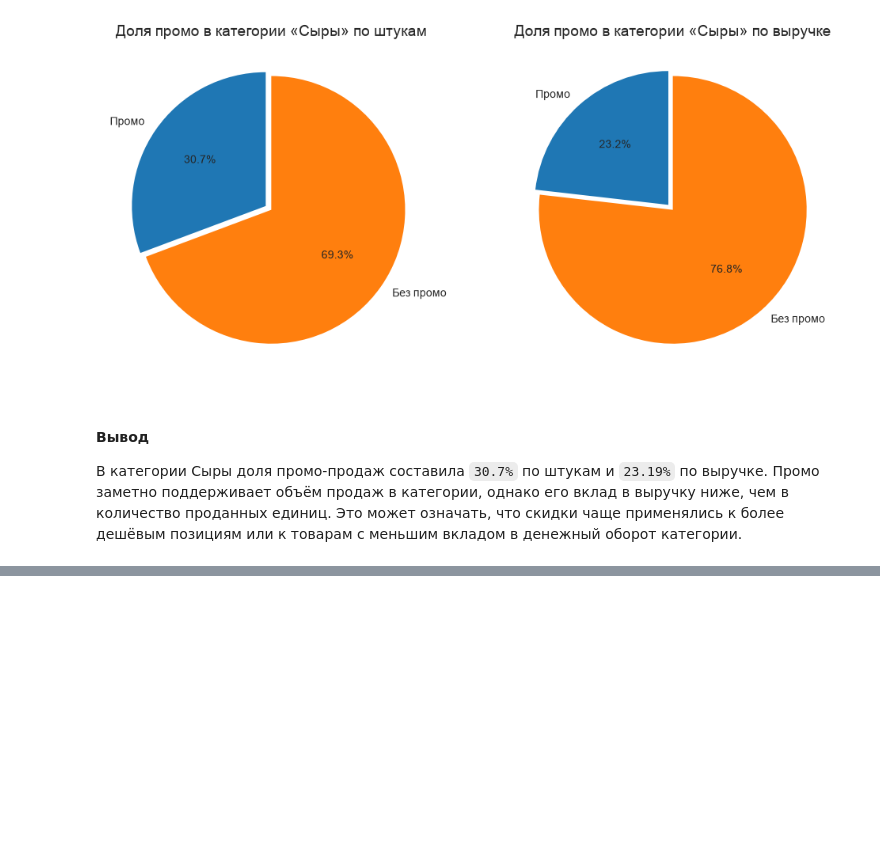
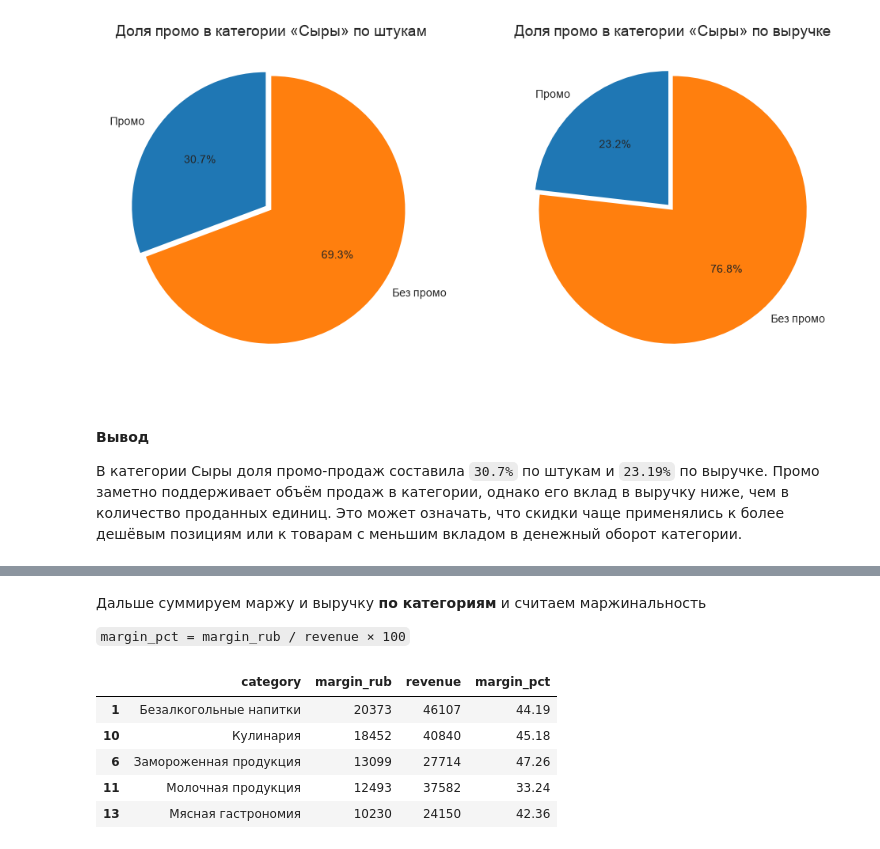
Before and after one commit to artkriukov/portfolio, a Jupyter notebook: grocery-category-analytics/grocery-category-analytics.ipynb, the cells around one changed output, grey strips where cells are left out. Drawn from its saved outputs; the diff is of its cells as text; code cells hidden in the pictures; blank space fills up the shorter version.

```diff
--- a/grocery-category-analytics/grocery-category-analytics.ipynb
+++ b/grocery-category-analytics/grocery-category-analytics.ipynb
@@ -376,0 +399,4 @@ plt.show()
+# %% [markdown]
+Дальше суммируем маржу и выручку **по категориям** и считаем маржинальность
+
+`margin_pct = margin_rub / revenue × 100`
@@ -376,0 +414,9 @@ plt.show()
+# %%
+margin_by_category_df.head()
+# %% [output]
+|  | category | margin_rub | revenue | margin_pct |
+| 1 | Безалкогольные напитки | 20373 | 46107 | 44.19 |
+| 10 | Кулинария | 18452 | 40840 | 45.18 |
+| 6 | Замороженная продукция | 13099 | 27714 | 47.26 |
+| 11 | Молочная продукция | 12493 | 37582 | 33.24 |
+| 13 | Мясная гастрономия | 10230 | 24150 | 42.36 |
```
Also changed, not shown: parts of 10 cells of this notebook.
